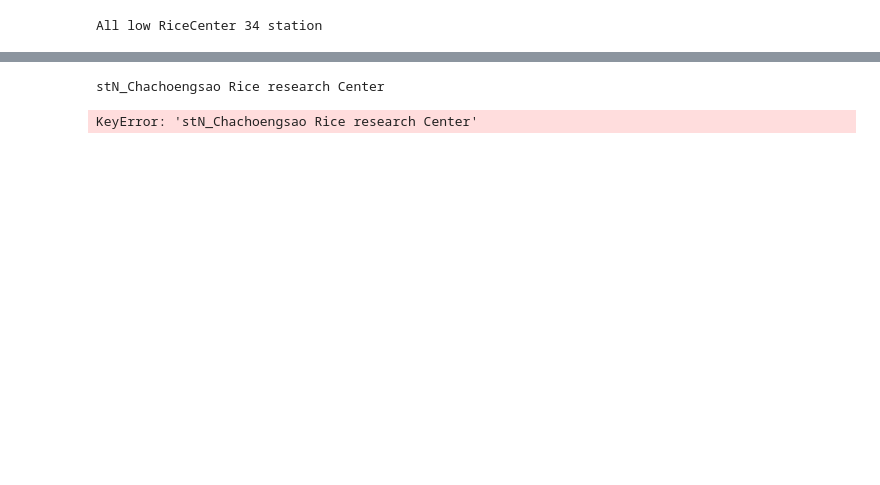
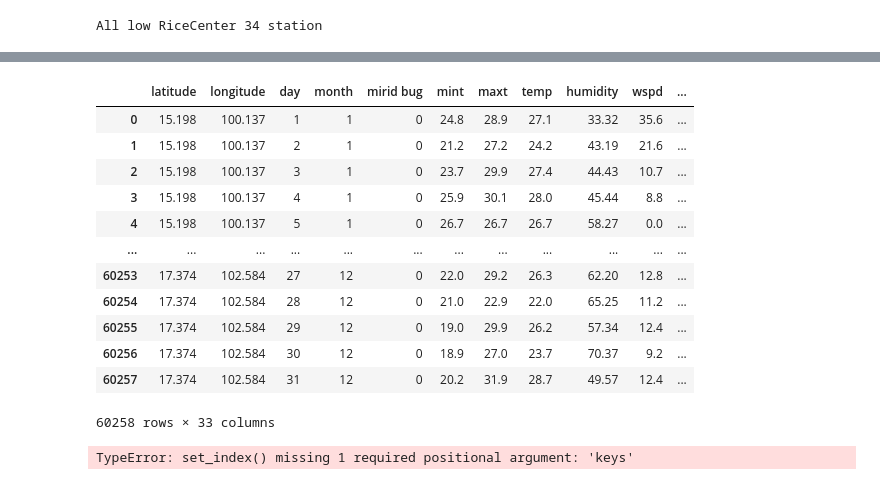
Before and after one commit to D6200763-SUT/SUT_Rice_Project_2021, a Jupyter notebook: Creat_data__Preparation_Mode.ipynb, the cells around one changed output, grey strips where cells are left out. Cells and saved outputs as stored; diff of their text form; code cells hidden in the pictures; blank space fills up the shorter version.

```diff
--- a/Creat_data__Preparation_Mode.ipynb
+++ b/Creat_data__Preparation_Mode.ipynb
@@ -163,8 +178,3 @@ def creat_dataset(st_BPH=0, y_1='2015', y_2='2019', mode=1):
     # frames=frames_st[new_colum_2]
     frames = frames_st
     return frames
-# %%
-frames_train = creat_dataset(1,'2015','2015',0)
-# %% [output]
-stN_Chachoengsao Rice research Center
-KeyError: 'stN_Chachoengsao Rice research Center'
@@ -172,0 +181,40 @@ frames_train
+# %%
+frames_train = creat_dataset(0,'2015','2019',1)
+
+df = frames_train.reset_index()
+date_time_predict = pd.to_datetime(df.pop('date'))
+
+# date_time_predict
+df
+# %% [output]
+|  | latitude | longitude | day | month | mirid bug | mint | maxt | temp | humidity | wspd | ... |
+| 0 | 15.198 | 100.137 | 1 | 1 | 0 | 24.8 | 28.9 | 27.1 | 33.32 | 35.6 | ... |
+| 1 | 15.198 | 100.137 | 2 | 1 | 0 | 21.2 | 27.2 | 24.2 | 43.19 | 21.6 | ... |
+| 2 | 15.198 | 100.137 | 3 | 1 | 0 | 23.7 | 29.9 | 27.4 | 44.43 | 10.7 | ... |
+| 3 | 15.198 | 100.137 | 4 | 1 | 0 | 25.9 | 30.1 | 28.0 | 45.44 | 8.8 | ... |
+| 4 | 15.198 | 100.137 | 5 | 1 | 0 | 26.7 | 26.7 | 26.7 | 58.27 | 0.0 | ... |
+| ... | ... | ... | ... | ... | ... | ... | ... | ... | ... | ... | ... |
+| 60253 | 17.374 | 102.584 | 27 | 12 | 0 | 22.0 | 29.2 | 26.3 | 62.20 | 12.8 | ... |
+| 60254 | 17.374 | 102.584 | 28 | 12 | 0 | 21.0 | 22.9 | 22.0 | 65.25 | 11.2 | ... |
+| 60255 | 17.374 | 102.584 | 29 | 12 | 0 | 19.0 | 29.9 | 26.2 | 57.34 | 12.4 | ... |
+| 60256 | 17.374 | 102.584 | 30 | 12 | 0 | 18.9 | 27.0 | 23.7 | 70.37 | 9.2 | ... |
+| 60257 | 17.374 | 102.584 | 31 | 12 | 0 | 20.2 | 31.9 | 28.7 | 49.57 | 12.4 | ... |
+60258 rows × 33 columns
+# %%
+# frames_train
+our_rate = 6
+
+#conditonal sampling
+our_condition = df['latitude'] == 15.198
+
+#Retirive the index
+index = our_condition[our_condition == True].index
+
+#sample based on condition
+conditional_subset = df[our_condition][::our_rate]
+
+#output
+df2 = conditional_subset.set_index()
+df2
+# %% [output]
+TypeError: set_index() missing 1 required positional argument: 'keys'
```
Also changed, not shown: parts of 6 cells of this notebook, 1 other file.
